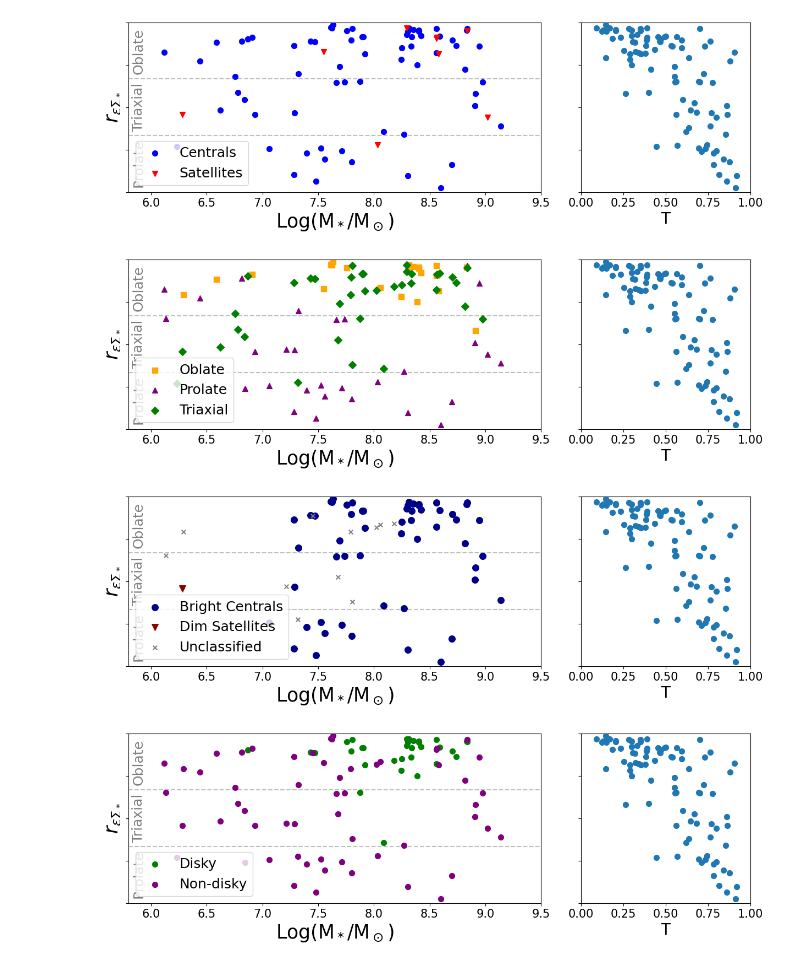
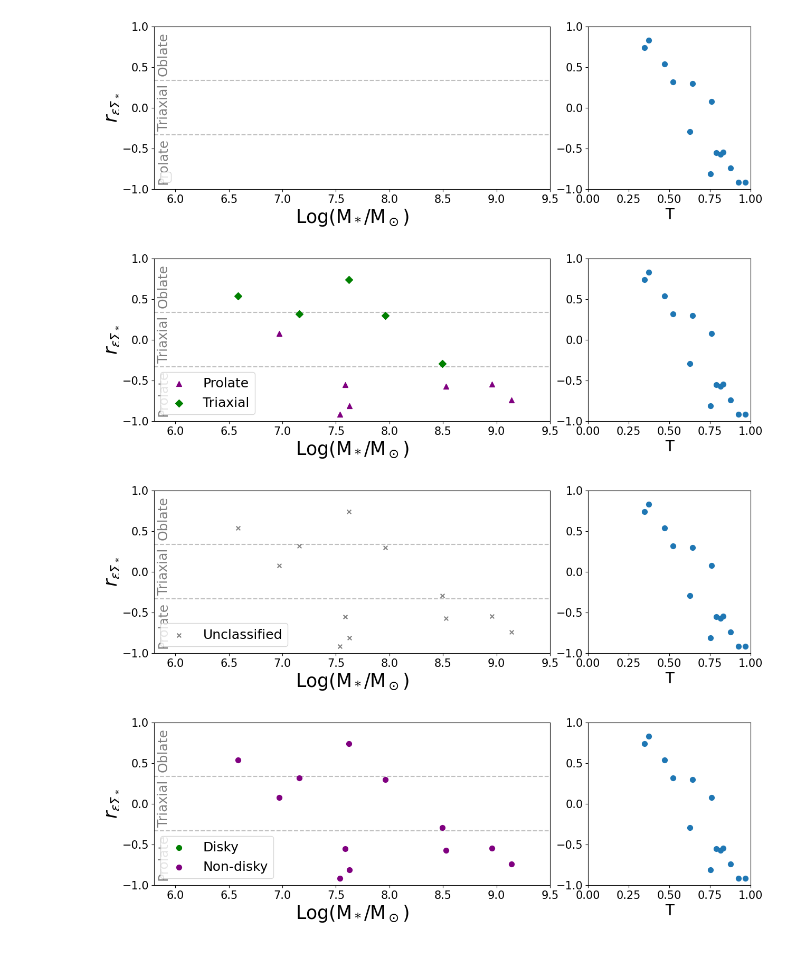
Before and after one commit to Bvogel4/MCMC-deprojection, a Jupyter notebook: xu_correlation_2.ipynb, the cells around one changed output. Cells and saved outputs as stored; diff of their text form; code cells hidden in the pictures.

Commit message:
modifications to work on FIRE2 simulations and new database

```diff
--- a/xu_correlation_2.ipynb
+++ b/xu_correlation_2.ipynb
@@ -33,12 +33,14 @@ warnings.filterwarnings("ignore")
 # ===========================
 
 # Tangos database configuration
-os.environ['TANGOS_DB_CONNECTION'] = '/home/bk639/data_base/CDM_all.db'
-os.environ['TANGOS_SIMULATION_FOLDER'] = '/home/bk639/data/CDM_z0'
+os.environ['TANGOS_DB_CONNECTION'] = '/home/bk639/data/test_dbs/FIRE_test.db'
+#os.environ['TANGOS_SIMULATION_FOLDER'] = '/home/bk639/data/CDM_z0'
 os.environ['TANGOS_PROPERTY_MODULES'] = 'mytangosproperty'
-sys.path.append('/home/bk639/mytangosproperty')
+#add python path /home/bk639/MorphologyMeasurements/Code/tangos
+import sys
+sys.path.append('/home/bk639/FIRE_analsis_tools/')
+import tangos
 
-import tangos
 import mytangosproperty
 from galaxy_ellipse_collection import random_viewing_angles, interpolate_orientations
 
@@ -51,6 +53,6 @@ N_ITERATIONS = 10000  # Number of Monte Carlo iterations
 MIN_STAR_PARTICLES = 10000  # Minimum star particles for analysis
 
 # Output directory
-OUTPUT_DIR = '/home/bk639/OverLeaf/InferencePaper/CorrelationTesting/'
+OUTPUT_DIR = '/home/bk639/OverLeaf/InferencePaper/CorrelationTestingFIRE2/'
 if not os.path.exists(OUTPUT_DIR):
     os.makedirs(OUTPUT_DIR)
@@ -792,7 +814,7 @@ def plot_correlation_distribution(correlation_data: Dict[str, np.ndarray],
 
 #this cell takes a long time, so we will require the user to run it confirmation if data already exists
 #check if galaxy_list already exists
-if False: #'galaxy_list' in globals():
+if 'galaxy_list' in globals():
     print("Galaxy data already loaded. Skipping loading step.")
 else:
     # Load galaxy data
@@ -1073,7 +1131,7 @@ def plot_correlation_vs_mass(individual_results: Dict[str, List[float]],
     ax2.set_xlabel('T', fontsize=20)
 
     # Remove y-axis labels from right plot since they're shared
-    ax2.set_yticklabels([])
+    #ax2.set_yticklabels([])
 
     plt.tight_layout()
     plt.savefig(output_file, dpi=300)
@@ -1121,36 +1179,36 @@ plot_correlation_vs_mass(
 
 # 3. Complex multi-category comparison
 plot_correlation_vs_mass(
     individual_results,
     categories_to_plot=[
         {'mask': is_bright_central, 'label': 'Bright Centrals', 'color': 'darkblue', 'marker': 'o', 'size': 70},
         {'mask': is_dim_satellite, 'label': 'Dim Satellites', 'color': 'darkred', 'marker': 'v', 'size': 70},
         {'mask': np.array([env == 'unknown' for env in individual_results['environments']]),
          'label': 'Unclassified', 'color': 'gray', 'marker': 'x', 'size': 30}
     ],
     output_file=os.path.join(OUTPUT_DIR, 'CorrVsMass_Complex.png')
 )
 
 # disky vs non-disky comparison
 def is_disky(results):
     """Mask for disky galaxies"""
     b_over_a = np.array(results['b_over_a'])
     c_over_a = np.array(results['c_over_a'])
     return (b_over_a > 0.65) & (c_over_a < 0.35)
 
 disk_mask = is_disky(individual_results)
 nondisk_mask = ~disk_mask
 plot_correlation_vs_mass(
     individual_results,
     categories_to_plot=[
         {'mask': disk_mask , 'label': 'Disky', 'color': 'green', 'marker': 'o', 'size': 50},
         {'mask': nondisk_mask, 'label': 'Non-disky', 'color': 'purple', 'marker': 'o', 'size': 50}
     ],
     output_file=os.path.join(OUTPUT_DIR, 'CorrVsMass_Disky.png'))
 # %% [output]
-[figure, old version]
+[figure, new version]
-[figure, old version]
+[figure, new version]
-[figure, old version]
+[figure, new version]
-[figure, old version]
+[figure, new version]
 # %%
 galaxy_list[40]
```
Also changed, not shown: parts of 10 cells of this notebook, 18 other files.
